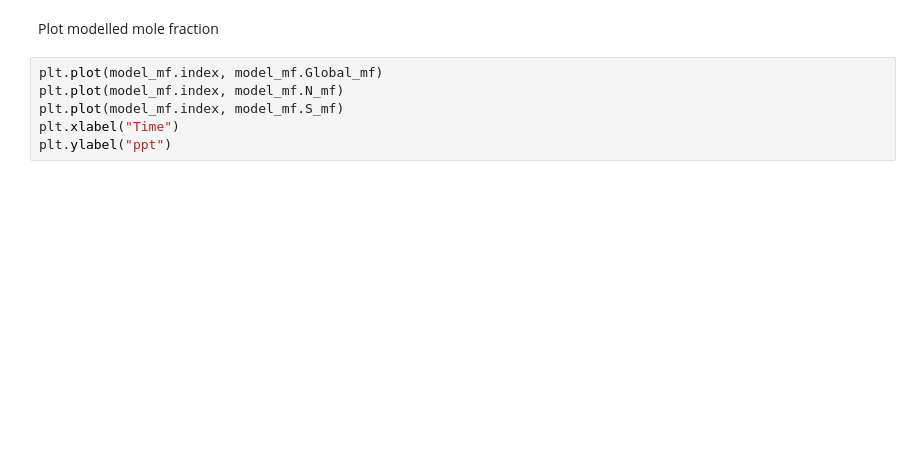
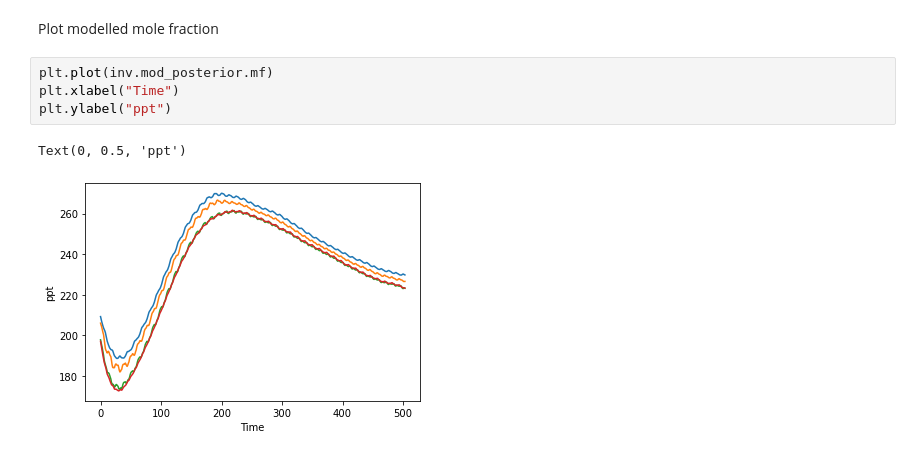
Before and after one commit to mrghg/py12box_invert, a Jupyter notebook: notebooks/example_run.ipynb, the cells around one changed output. Saved outputs shown, nothing was run; the diff lists cells and outputs as text; blank space fills up the shorter version.

```diff
--- a/notebooks/example_run.ipynb
+++ b/notebooks/example_run.ipynb
@@ -24,8 +42,9 @@ plt.ylabel("Emissions Gg/yr")
 # %% [markdown]
 Plot modelled mole fraction
 # %%
-plt.plot(model_mf.index, model_mf.Global_mf)
-plt.plot(model_mf.index, model_mf.N_mf)
-plt.plot(model_mf.index, model_mf.S_mf)
+plt.plot(inv.mod_posterior.mf)
 plt.xlabel("Time")
 plt.ylabel("ppt")
+# %% [output]
+Text(0, 0.5, 'ppt')
+[figure, added]
```
Also changed, not shown: parts of 6 cells of this notebook, 1 other file.
